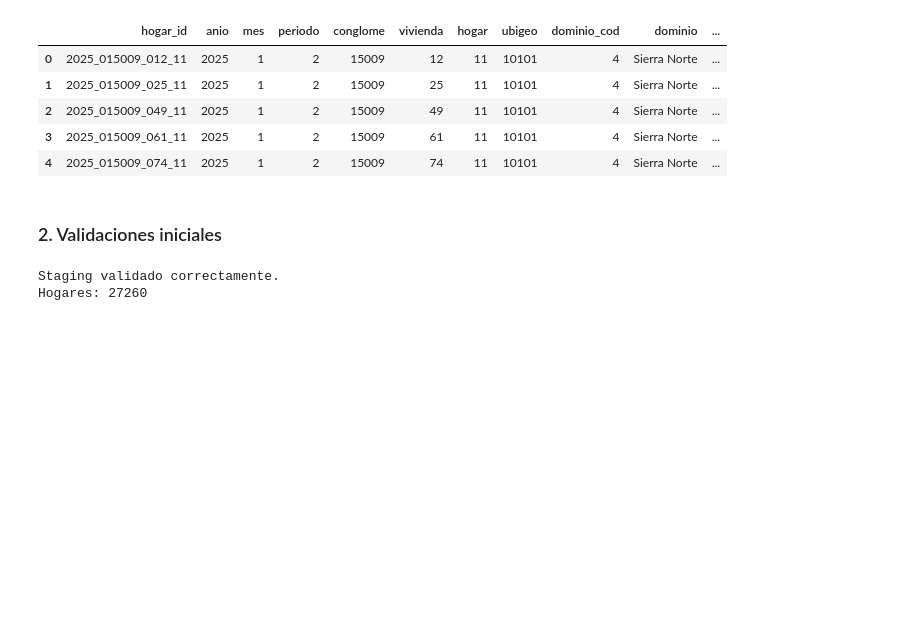
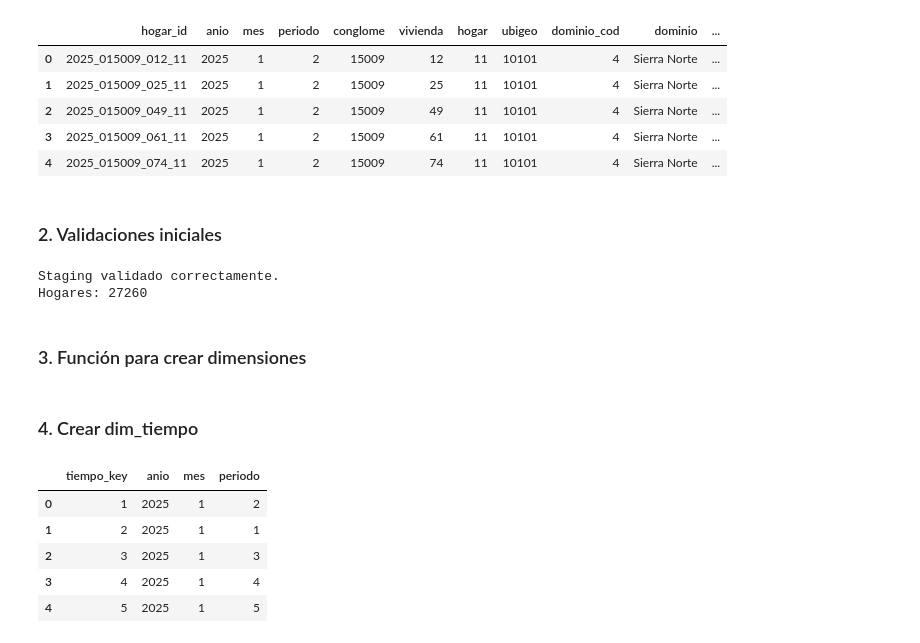
Before and after one commit to GS-716/ENAHO2025_BI_UP, a Jupyter notebook: scripts/03_modelo_estrella.ipynb, the cells around one changed output. Saved outputs shown, nothing was run; the diff lists cells and outputs as text; code cells hidden in the pictures; blank space fills up the shorter version.

```diff
--- a/scripts/03_modelo_estrella.ipynb
+++ b/scripts/03_modelo_estrella.ipynb
@@ -37,3 +37,5 @@ print("Hogares:", len(stg))
 # %% [output]
 Staging validado correctamente.
 Hogares: 27260
+# %% [markdown]
+### 3. Función para crear dimensiones
@@ -39,0 +61,23 @@ Hogares: 27260
+# %% [markdown]
+### 4. Crear dim_tiempo
+# %%
+cols_dim_tiempo = [
+    "anio",
+    "mes",
+    "periodo"
+]
+
+dim_tiempo = crear_dimension(
+    stg,
+    columnas=cols_dim_tiempo,
+    nombre_key="tiempo_key"
+)
+
+dim_tiempo.head()
+# %% [output]
+|  | tiempo_key | anio | mes | periodo |
+| 0 | 1 | 2025 | 1 | 2 |
+| 1 | 2 | 2025 | 1 | 1 |
+| 2 | 3 | 2025 | 1 | 3 |
+| 3 | 4 | 2025 | 1 | 4 |
+| 4 | 5 | 2025 | 1 | 5 |
```
Also changed, not shown: parts of 5 cells of this notebook, 1 other file.
